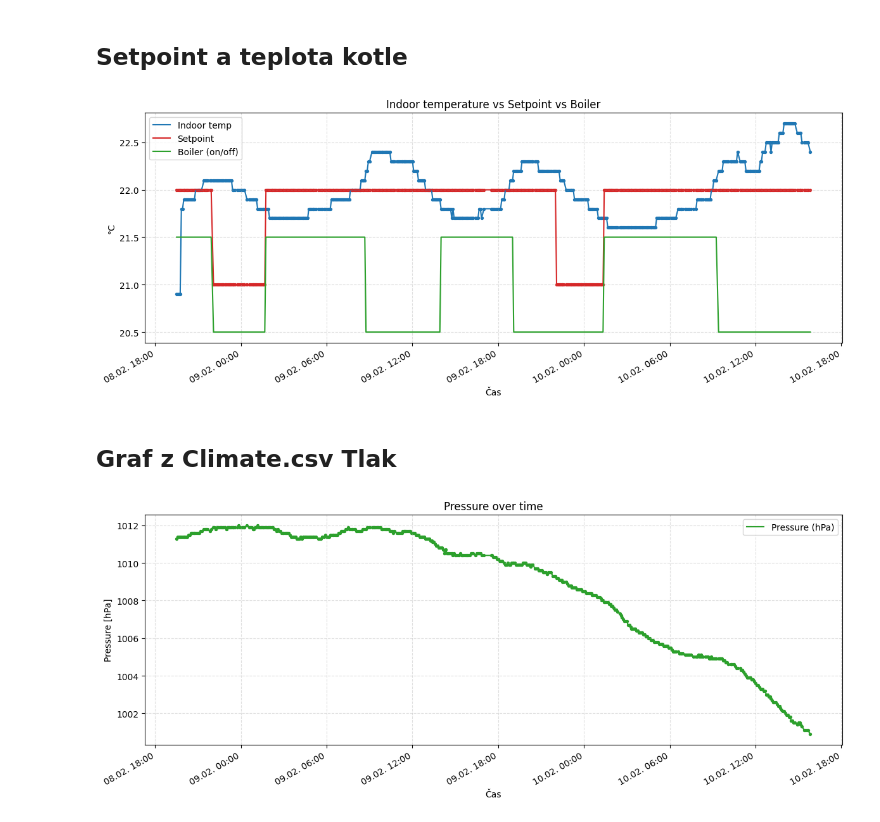
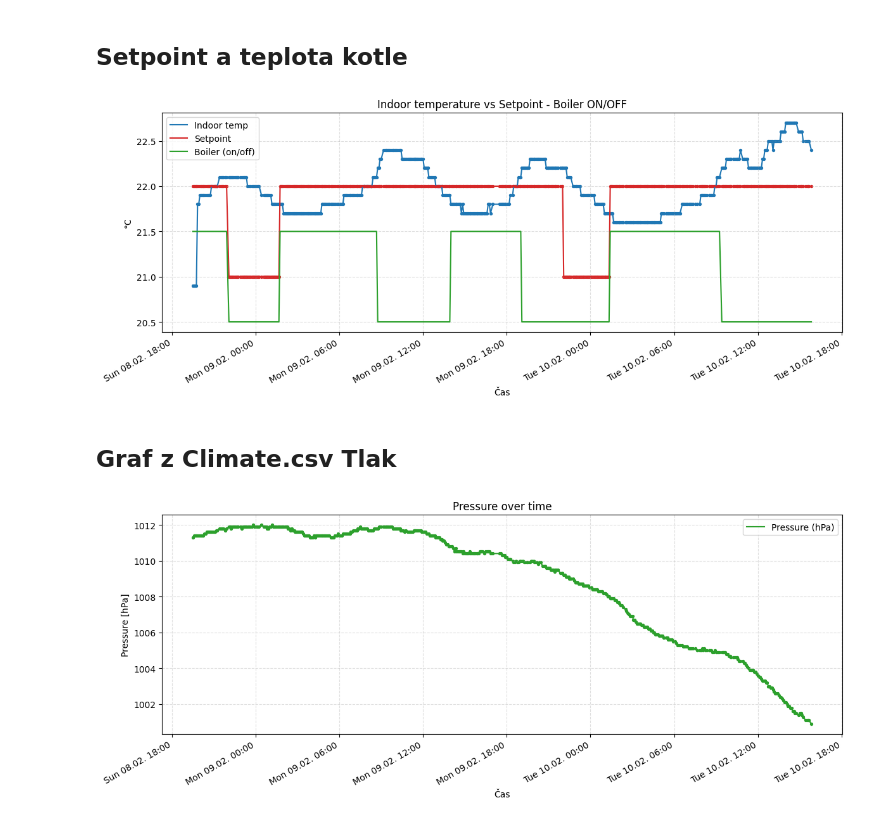
Before and after one commit to MarekCoderslab/Teploty_kotle, a Jupyter notebook: Teplota_kotle.ipynb, the cells around one changed output. Cells and saved outputs as stored; diff of their text form; code cells hidden in the pictures.

```diff
--- a/Teplota_kotle.ipynb
+++ b/Teplota_kotle.ipynb
@@ -391,36 +391,36 @@ df_climate["time"] = pd.to_datetime(df_climate["timestamp"], unit="s") + pd.to_t
 # -----------------------------
 # GRAF
 # -----------------------------
 fig, ax = plt.subplots(figsize=(12, 5))
 
 # Indoor temp
 ax.plot(df_climate["time"], df_climate["temp_indoor"], label="Indoor temp",
         color="tab:blue", linewidth=1.5)
 ax.scatter(df_climate["time"], df_climate["temp_indoor"], s=8, color="tab:blue")
 
 # Setpoint
 ax.plot(df_climate["time"], df_climate["setpoint"], label="Setpoint",
         color="tab:red", linewidth=1.5)
 ax.scatter(df_climate["time"], df_climate["setpoint"], s=8, color="tab:red")
 
 # Boiler (0/1) posunutý nahoru, aby byl vidět
 ax.plot(df_climate["time"], df_climate["boiler"] + 20.5,
         label="Boiler (on/off)", color="tab:green", linewidth=1.5)
 
-ax.set_title("Indoor temperature vs Setpoint vs Boiler")
+ax.set_title("Indoor temperature vs Setpoint - Boiler ON/OFF")
 ax.set_xlabel("Čas")
 ax.set_ylabel("°C")
 ax.grid(True, linestyle="--", alpha=0.4)
 ax.legend()
 
 ax.xaxis.set_major_locator(mdates.AutoDateLocator())
-ax.xaxis.set_major_formatter(mdates.DateFormatter('%d.%m. %H:%M'))
+ax.xaxis.set_major_formatter(mdates.DateFormatter('%a %d.%m. %H:%M'))
 fig.autofmt_xdate()
 
 plt.tight_layout()
 plt.show()
 # %% [output]
-[figure, old version]
+[figure, new version]
 # %% [markdown]
 ## Graf z Climate.csv Tlak
 # %%
@@ -445,10 +445,10 @@ ax.grid(True, linestyle="--", alpha=0.4)
 ax.legend()
 
 ax.xaxis.set_major_locator(mdates.AutoDateLocator())
-ax.xaxis.set_major_formatter(mdates.DateFormatter('%d.%m. %H:%M'))
+ax.xaxis.set_major_formatter(mdates.DateFormatter('%a %d.%m. %H:%M'))
 fig.autofmt_xdate()
 
 plt.tight_layout()
 plt.show()
 # %% [output]
-[figure, old version]
+[figure, new version]
```
Also changed, not shown: parts of 1 cell of this notebook.
